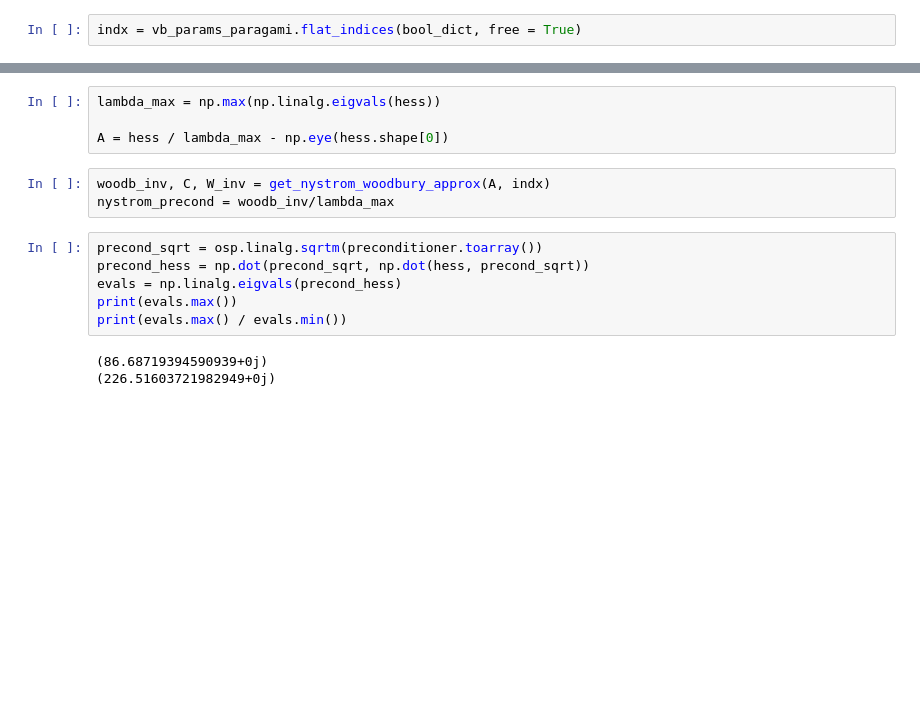
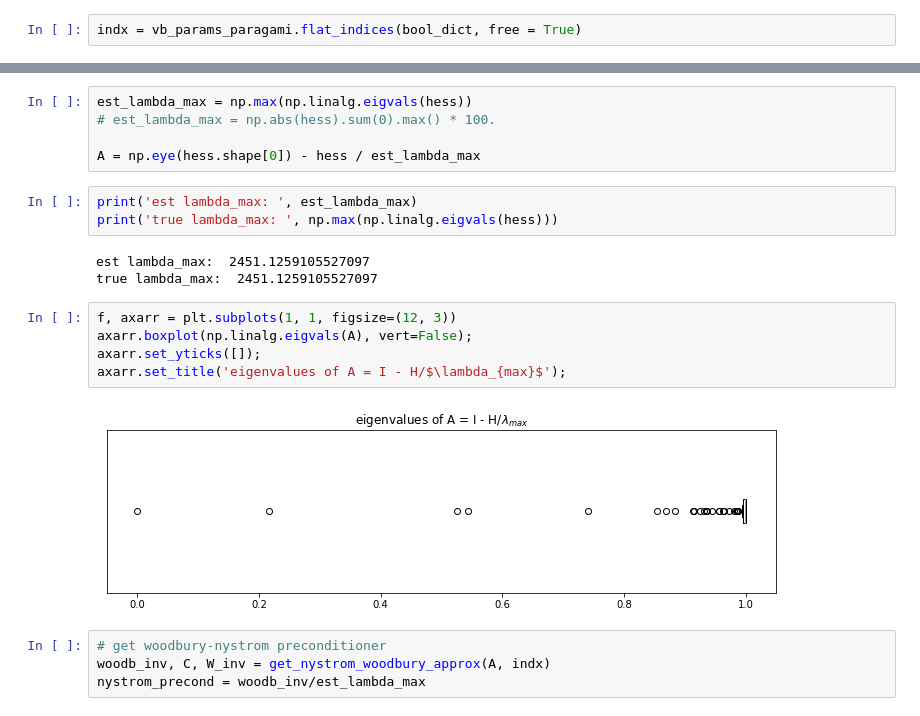
Before and after one commit to mijordan3/BNP_sensitivity, a Jupyter notebook: GMM_clustering/jupyter/hessian_runtime_experimentation.ipynb, the cells around one changed output, grey strips where cells are left out. Saved outputs shown, nothing was run; the diff lists cells and outputs as text; blank space fills up the shorter version.

```diff
--- a/GMM_clustering/jupyter/hessian_runtime_experimentation.ipynb
+++ b/GMM_clustering/jupyter/hessian_runtime_experimentation.ipynb
@@ -430,16 +440,22 @@ len(indx)
 # %%
-lambda_max = np.max(np.linalg.eigvals(hess))
+est_lambda_max = np.max(np.linalg.eigvals(hess))
+# est_lambda_max = np.abs(hess).sum(0).max() * 100.
 
-A = hess / lambda_max - np.eye(hess.shape[0])
+A = np.eye(hess.shape[0]) - hess / est_lambda_max
+# %%
+print('est lambda_max: ', est_lambda_max)
+print('true lambda_max: ', np.max(np.linalg.eigvals(hess)))
+# %% [output]
+est lambda_max:  2451.1259105527097
+true lambda_max:  2451.1259105527097
+# %%
+f, axarr = plt.subplots(1, 1, figsize=(12, 3))
+axarr.boxplot(np.linalg.eigvals(A), vert=False);
+axarr.set_yticks([]);
+axarr.set_title('eigenvalues of A = I - H/$\lambda_{max}$');
+# %% [output]
+[figure, added]
 # %%
+# get woodbury-nystrom preconditioner
 woodb_inv, C, W_inv = get_nystrom_woodbury_approx(A, indx)
-nystrom_precond = woodb_inv/lambda_max
+nystrom_precond = woodb_inv/est_lambda_max
-# %%
-precond_sqrt = osp.linalg.sqrtm(preconditioner.toarray())
-precond_hess = np.dot(precond_sqrt, np.dot(hess, precond_sqrt))
-evals = np.linalg.eigvals(precond_hess)
-print(evals.max())
-print(evals.max() / evals.min())
-# %% [output]
-(86.68719394590939+0j)
-(226.51603721982949+0j)
```
Also changed, not shown: parts of 94 cells of this notebook, 2 other files.
